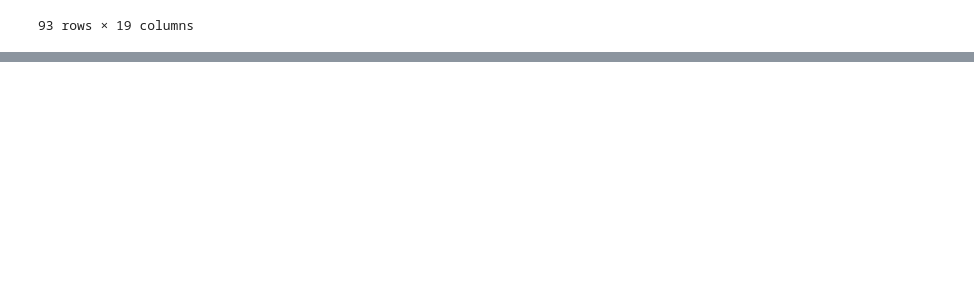
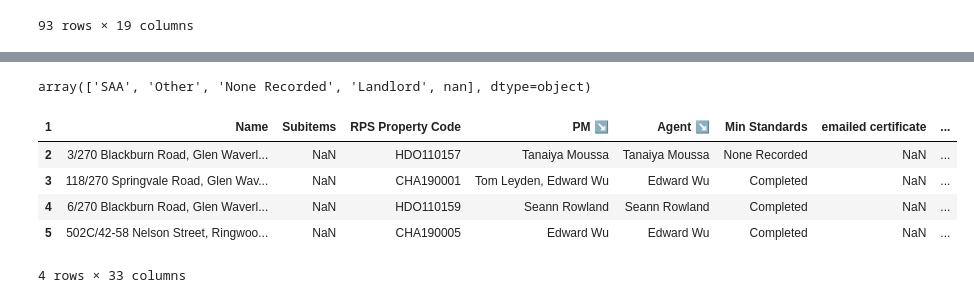
Before and after one commit to sahils4299/LongView-Data-Migration, a Jupyter notebook: PropertyTree_migration_Portfolio_testing.ipynb, the cells around one changed output, grey strips where cells are left out. Cells and saved outputs as stored; diff of their text form; code cells hidden in the pictures; blank space fills up the shorter version.

```diff
--- a/PropertyTree_migration_Portfolio_testing.ipynb
+++ b/PropertyTree_migration_Portfolio_testing.ipynb
@@ -1927,0 +1916,7 @@ fees_monday
+# %%
+compliances  = pd.read_excel("Data Before/Compliance_upd_final.xlsx")
+# %%
+compliances = compliances[1:]
+compliances.columns = compliances.iloc[0]
+# %%
+compliances = compliances[1:]
@@ -1927,0 +1935,13 @@ fees_monday
+# %%
+compliances['Smoke'].unique()
+# %% [output]
+array(['SAA', 'Other', 'None Recorded', 'Landlord', nan], dtype=object)
+# %%
+compliances.head(4)
+# %% [output]
+| 1 | Name | Subitems | RPS Property Code | PM ↘️ | Agent ↘️ | Min Standards | emailed certificate | ... |
+| 2 | 3/270 Blackburn Road, Glen Waverl... | NaN | HDO110157 | Tanaiya Moussa | Tanaiya Moussa | None Recorded | NaN | ... |
+| 3 | 118/270 Springvale Road, Glen Wav... | NaN | CHA190001 | Tom Leyden, Edward Wu | Edward Wu | Completed | NaN | ... |
+| 4 | 6/270 Blackburn Road, Glen Waverl... | NaN | HDO110159 | Seann Rowland | Seann Rowland | Completed | NaN | ... |
+| 5 | 502C/42-58 Nelson Street, Ringwoo... | NaN | CHA190005 | Edward Wu | Edward Wu | Completed | NaN | ... |
+4 rows × 33 columns
```
Also changed, not shown: parts of 4 cells of this notebook.
